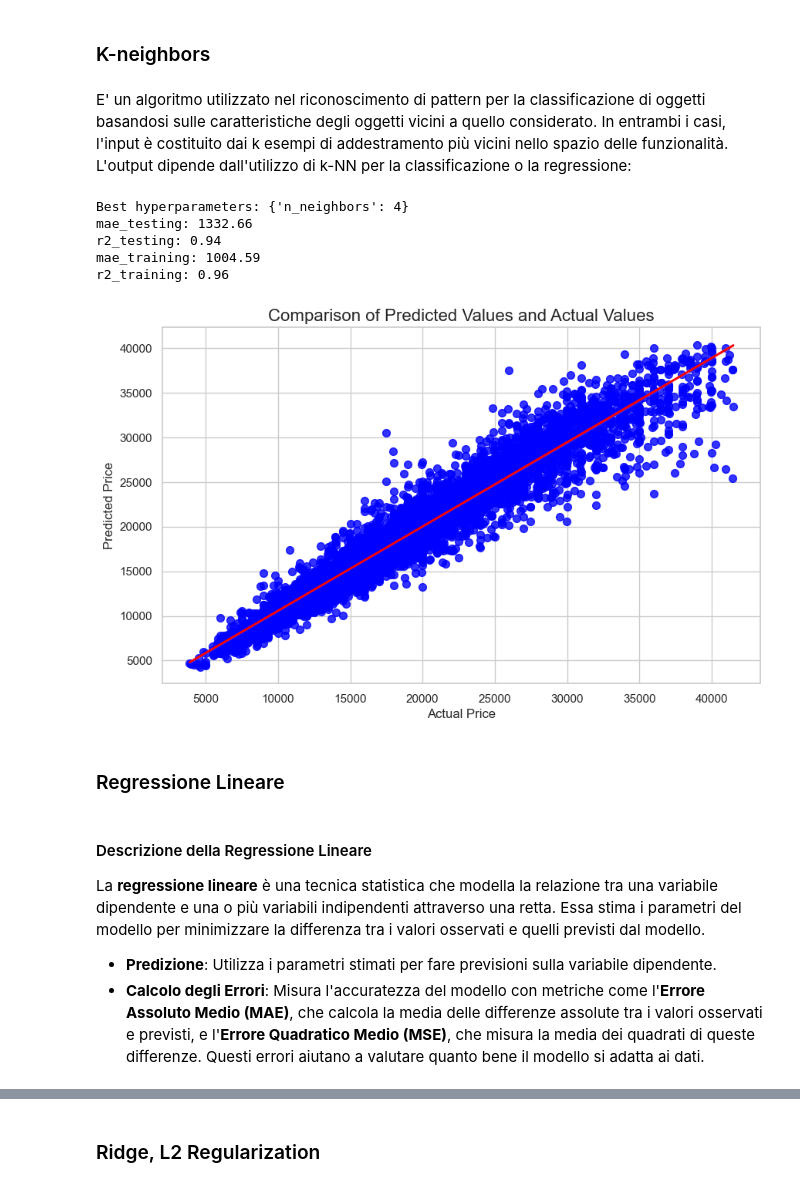
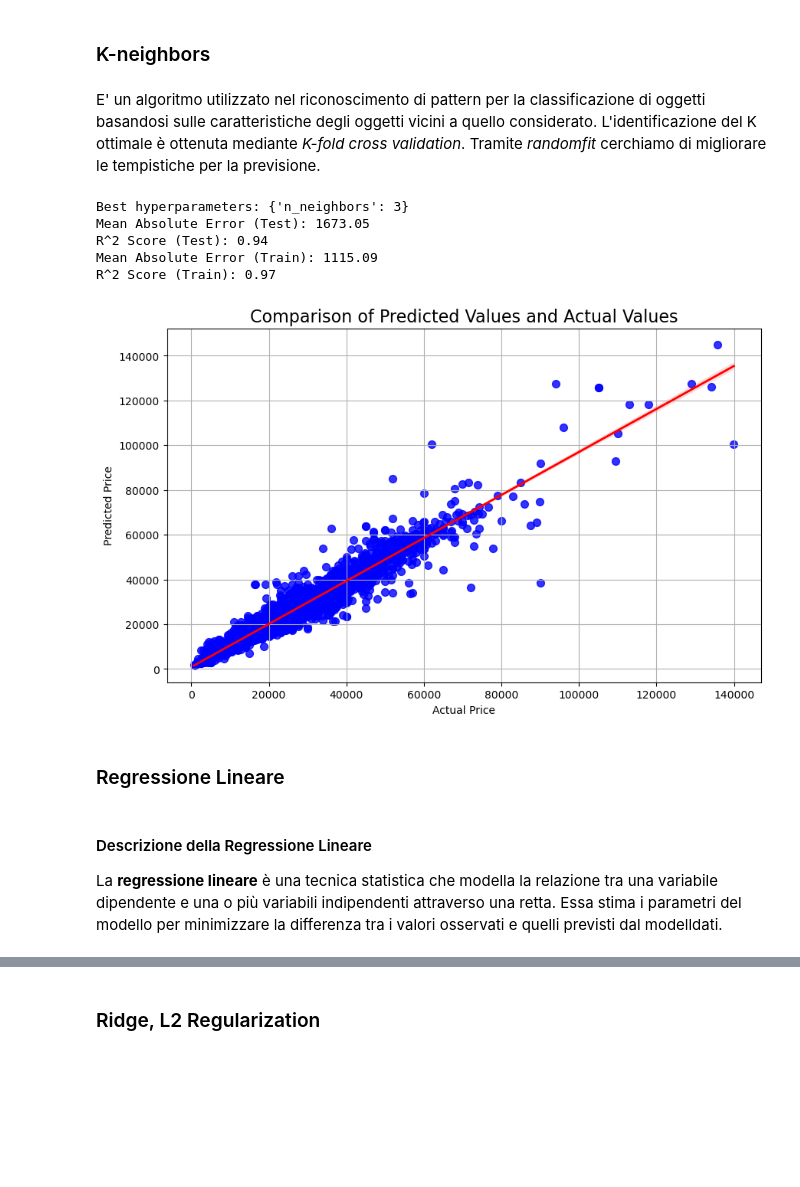
Before and after one commit to simonefesta/Car_Price_Prediction_ML, a Jupyter notebook: project.ipynb, the cells around one changed output, grey strips where cells are left out. Drawn from its saved outputs; the diff is of its cells as text; code cells hidden in the pictures; blank space fills up the shorter version.

```diff
--- a/project.ipynb
+++ b/project.ipynb
@@ -86,10 +113,12 @@ memory usage: 2.8+ MB
 # %%
-# Uso di Seaborn
-sns.set(style="whitegrid")
+fig, axes = plt.subplots(len(numerical_features), 1, figsize=(12, 12), sharex=False)
 
-# Disegna istogrammi per le variabili numeriche
-numerical_features = ['year', 'mileage', 'mpg', 'engineSize', 'price']
-dataset[numerical_features].hist(figsize=(12, 10), bins=30, edgecolor='black')
+for i, feature in enumerate(numerical_features):
+    sns.scatterplot(x=dataset[feature], y=dataset['price'], ax=axes[i], color='blue', edgecolor='black')
+    axes[i].set_title(f'{feature} vs Price',fontweight='bold')
+    axes[i].set_xlabel(feature)
+    axes[i].set_ylabel('Price')
+
 plt.tight_layout()
 plt.show()
 # %% [output]
@@ -328,72 +362,74 @@ r2s=[]
 # %% [markdown]
 <h3> K-neighbors </h3>
 # %% [markdown]
-E' un algoritmo utilizzato nel riconoscimento di pattern per la classificazione di oggetti basandosi sulle caratteristiche degli oggetti vicini a quello considerato. In entrambi i casi, l'input è costituito dai k esempi di addestramento più vicini nello spazio delle funzionalità. L'output dipende dall'utilizzo di k-NN per la classificazione o la regressione:
+E' un algoritmo utilizzato nel riconoscimento di pattern per la classificazione di oggetti basandosi sulle caratteristiche degli oggetti vicini a quello considerato. L'identificazione del K ottimale è ottenuta mediante *K-fold cross validation*. Tramite *randomfit* cerchiamo di migliorare le tempistiche per la previsione.
 # %%
 # Creazione e ricerca dei migliori parametri per K-Nearest Neighbors
 param_grid = {'n_neighbors': np.arange(1, 21)}
 
 random_search = RandomizedSearchCV(
     KNeighborsRegressor(),                    # Il modello di regressione KNN da ottimizzare
     param_distributions=param_grid,           # La griglia dei parametri da esplorare
     n_iter=10,                                # Numero di combinazioni di parametri da testare (10)
     cv=5,                                     # Numero di fold per k-fold cross validation (5)
     scoring='neg_mean_absolute_error',        # Metodologia per valutare le prestazioni dei modelli (MAE negativo)
-    n_jobs=-1,                                # Numero di CPU da utilizzare (qui, tutti disponibili)
-    random_state=123456                       # Seme per garantire la riproducibilità dei risultati
+    n_jobs=-1,                                # Uso tutte le CPU
+    random_state=123456                       # Seed per riproducibilità
 )
 random_search.fit(X_train_scaled, y_train)
 
-# Ottieni e stampa i migliori parametri
+# Ottenimento dei migliori iperparametri
 best_k = random_search.best_params_['n_neighbors']
 print("Best hyperparameters:", random_search.best_params_)
 
-# Addestra il modello con i migliori parametri
+# Addestro il modello con questi iperparametri trovati
 knn_model = KNeighborsRegressor(n_neighbors=best_k)
 knn_model.fit(X_train_scaled, y_train)
 
-# Previsioni e valutazione
+# Previsioni training e testing
+train_y_pred = knn_model.predict(X_train_scaled)
 y_predict = knn_model.predict(X_test_scaled)
-train_y_pred = knn_model.predict(X_train_scaled)
-knn_mae = mean_absolute_error(y_test, y_predict)
-knn_r2 = r2_score(y_test, y_predict)
-maet = mean_absolute_error(y_train, train_y_pred)
-r2t = r2_score(y_train, train_y_pred)
 
-print(f'mae_testing: {knn_mae:.2f}')
-print(f'r2_testing: {knn_r2:.2f}')
-print(f'mae_training: {maet:.2f}')
-print(f'r2_training: {r2t:.2f}')
+# Valutazione training
+mae_train = mean_absolute_error(y_train, train_y_pred)
+r2_train = r2_score(y_train, train_y_pred)
 
-# Memorizza i risultati
+# Valutazione testing
+mae_test = mean_absolute_error(y_test, y_predict)
+r2_test = r2_score(y_test, y_predict)
+
+# Stampa dei risultati
+print(f"Mean Absolute Error (Train): {mae_train:.2f}")
+print(f"R^2 Score (Train): {r2_train:.2f}")
+print(f"Mean Absolute Error (Test): {mae_test:.2f}")
+print(f"R^2 Score (Test): {r2_test:.2f}")
+
+# Salvataggio per confronto
 models.append('K-Nearest Neighbors')
-maes.append(knn_mae)
-r2s.append(knn_r2)
+maes.append(mae_test)
+r2s.append(r2_test)
 
-# Visualizzazione dei risultati
+# Grafico dei risultati
 plt.figure(figsize=(10, 6))
 sns.regplot(x=y_test, y=y_predict, scatter_kws={'s':50, 'color':'blue'}, line_kws={'color':'red', 'linewidth':2})
 plt.xlabel('Actual Price')
 plt.ylabel('Predicted Price')
 plt.title('Comparison of Predicted Values and Actual Values', fontsize=16)
 plt.grid(True)
 plt.show()
 # %% [output]
-Best hyperparameters: {'n_neighbors': 4}
-mae_testing: 1332.66
-r2_testing: 0.94
-mae_training: 1004.59
-r2_training: 0.96
+Best hyperparameters: {'n_neighbors': 3}
+Mean Absolute Error (Test): 1673.05
+R^2 Score (Test): 0.94
+Mean Absolute Error (Train): 1115.09
+R^2 Score (Train): 0.97
-[figure, old version]
+[figure, new version]
 # %% [markdown]
 <h3> Regressione Lineare</h3>
 # %% [markdown]
 <h4>Descrizione della Regressione Lineare</h4>
 
-La **regressione lineare** è una tecnica statistica che modella la relazione tra una variabile dipendente e una o più variabili indipendenti attraverso una retta. Essa stima i parametri del modello per minimizzare la differenza tra i valori osservati e quelli previsti dal modello.
-
-- **Predizione**: Utilizza i parametri stimati per fare previsioni sulla variabile dipendente.
-- **Calcolo degli Errori**: Misura l'accuratezza del modello con metriche come l'**Errore Assoluto Medio (MAE)**, che calcola la media delle differenze assolute tra i valori osservati e previsti, e l'**Errore Quadratico Medio (MSE)**, che misura la media dei quadrati di queste differenze. Questi errori aiutano a valutare quanto bene il modello si adatta ai dati.
+La **regressione lineare** è una tecnica statistica che modella la relazione tra una variabile dipendente e una o più variabili indipendenti attraverso una retta. Essa stima i parametri del modello per minimizzare la differenza tra i valori osservati e quelli previsti dal modelldati.
 # %%
 # Crea il modello di regressione lineare
 model = LinearRegression()
```
Also changed, not shown: parts of 55 cells of this notebook, 46 other files.
